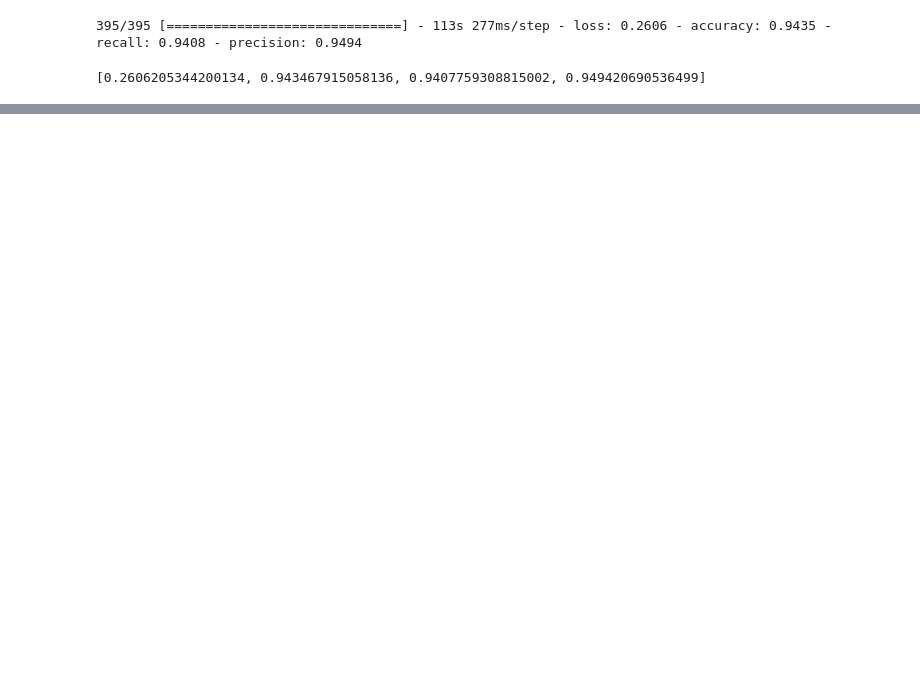
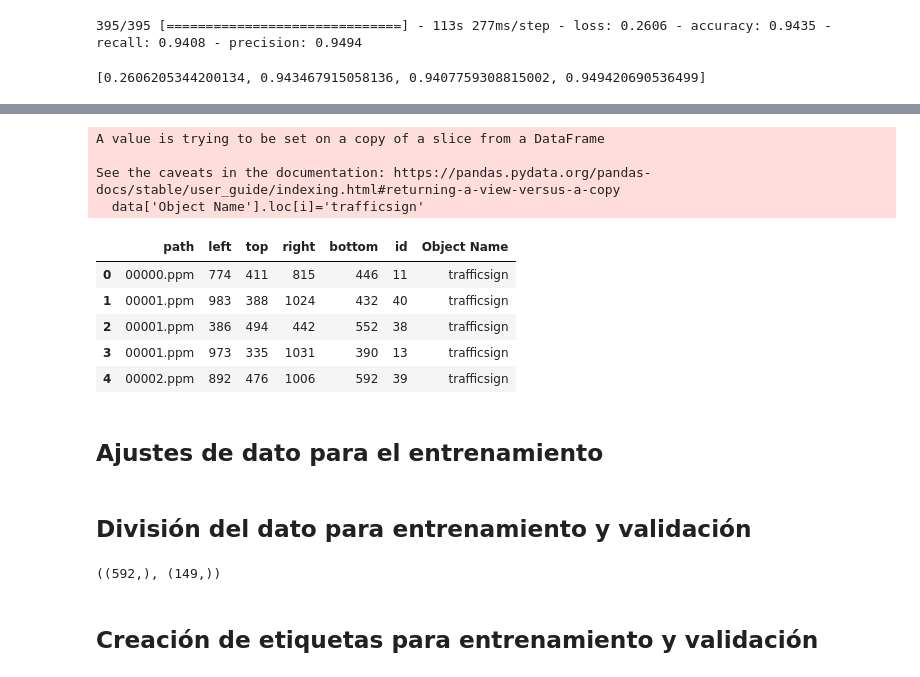
Before and after one commit to fco-parga/mna-navegacion_autonoma, a Jupyter notebook: Actividad-4.2/Actividad_4.2_Clasificacion_CNN_GTRSB_Equipo12.ipynb, the cells around one changed output, grey strips where cells are left out. Drawn from its saved outputs; the diff is of its cells as text; code cells hidden in the pictures; blank space fills up the shorter version.

```diff
--- a/Actividad-4.2/Actividad_4.2_Clasificacion_CNN_GTRSB_Equipo12.ipynb
+++ b/Actividad-4.2/Actividad_4.2_Clasificacion_CNN_GTRSB_Equipo12.ipynb
@@ -269,0 +295,25 @@ tf.reduce_any(tf.equal(model(test_image), 1))
+# %%
+#copiando la columna id de los datos en df
+df = data['id'].copy()
+data ['Object Name'] = data['id']
+#asignando una sola etiqueta para señal de trafico
+for i in range(len(df)):
+  if(df[i] in range(0,43)):
+    df.loc[i]=0
+    data['Object Name'].loc[i]='trafficsign'
+  else:
+    df.loc[i]=-1
+data.head()
+# %% [output]
+A value is trying to be set on a copy of a slice from a DataFrame
+
+See the caveats in the documentation: https://pandas.pydata.org/pandas-docs/stable/user_guide/indexing.html#returning-a-view-versus-a-copy
+  data['Object Name'].loc[i]='trafficsign'
+|  | path | left | top | right | bottom | id | Object Name |
+| 0 | 00000.ppm | 774 | 411 | 815 | 446 | 11 | trafficsign |
+| 1 | 00001.ppm | 983 | 388 | 1024 | 432 | 40 | trafficsign |
+| 2 | 00001.ppm | 386 | 494 | 442 | 552 | 38 | trafficsign |
+| 3 | 00001.ppm | 973 | 335 | 1031 | 390 | 13 | trafficsign |
+| 4 | 00002.ppm | 892 | 476 | 1006 | 592 | 39 | trafficsign |
+# %% [markdown]
+## Ajustes de dato para el entrenamiento
@@ -269,0 +357,11 @@ tf.reduce_any(tf.equal(model(test_image), 1))
+# %% [markdown]
+## División del dato para entrenamiento y validación
+# %%
+from sklearn.model_selection import train_test_split
+
+train, test = train_test_split(final_df['path'].unique(), test_size=0.2, random_state=37)
+train.shape, test.shape
+# %% [output]
+((592,), (149,))
+# %% [markdown]
+## Creación de etiquetas para entrenamiento y validación
```
Also changed, not shown: parts of 36 cells of this notebook, 48 other files.
